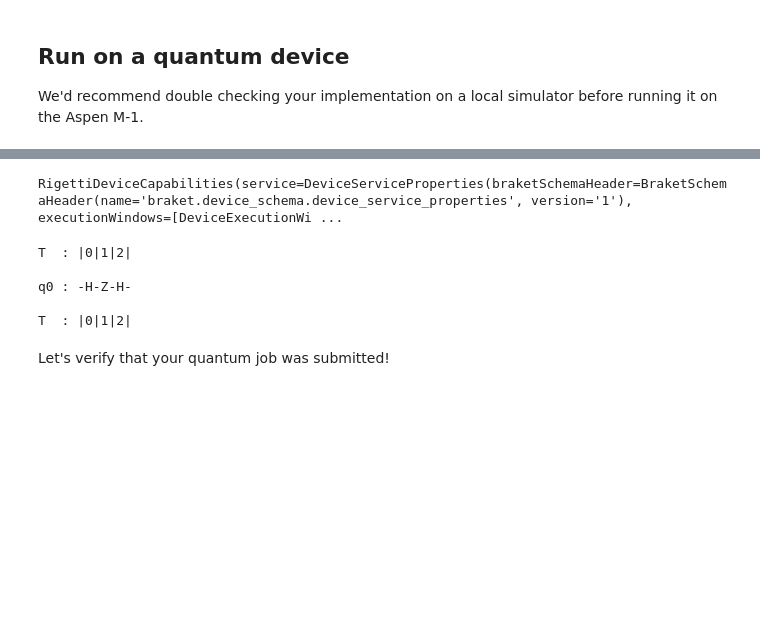
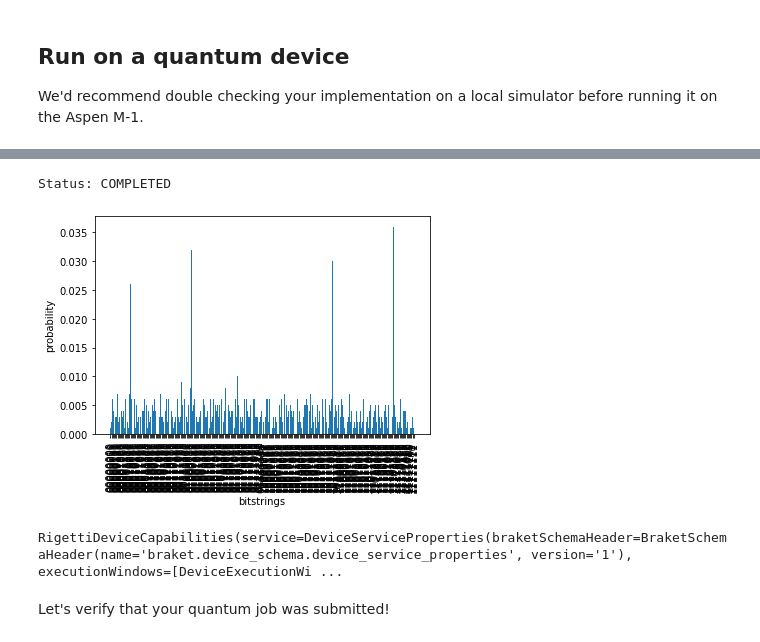
Before and after one commit to BStar14/hamiltonian-path-search-by-grover, a Jupyter notebook: _grover.ipynb, the cells around one changed output, grey strips where cells are left out. Drawn from its saved outputs; the diff is of its cells as text; code cells hidden in the pictures; blank space fills up the shorter version.

```diff
--- a/_grover.ipynb
+++ b/_grover.ipynb
@@ -72,0 +262,6 @@ We'd recommend double checking your implementation on a local simulator before r
+# %%
+n = 8 # number of vertices in the graph
+
+YOUR_CIRCUIT = grover(n_qubits = n, n_reps = 1)
+
+print(YOUR_CIRCUIT)
@@ -73,3 +286,8 @@ We'd recommend double checking your implementation on a local simulator before r
+# %%
+counts = get_result(YOUR_CIRCUIT, n)
+# %% [output]
+Status: COMPLETED
+[figure, added]
 # %%
 from braket.aws import AwsDevice, AwsQuantumTask
 # set up device
@@ -304,8 +297,0 @@ def grover(item, n_qubits=3, n_reps=1):
-# %%
-print(amplify(2))
-# %% [output]
-T  : |0|1|2|
-
-q0 : -H-Z-H-
-
-T  : |0|1|2|
```
Also changed, not shown: parts of 10 cells of this notebook.
